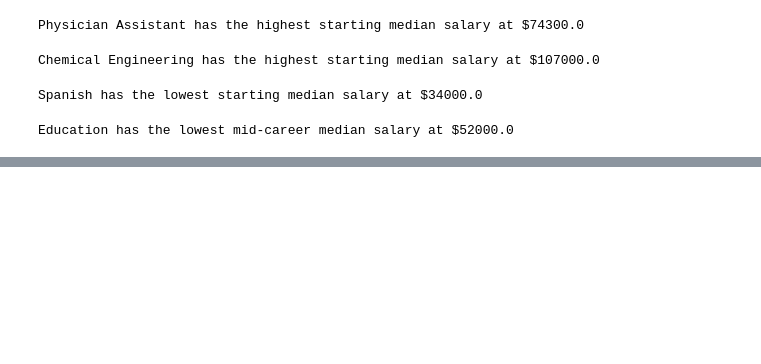
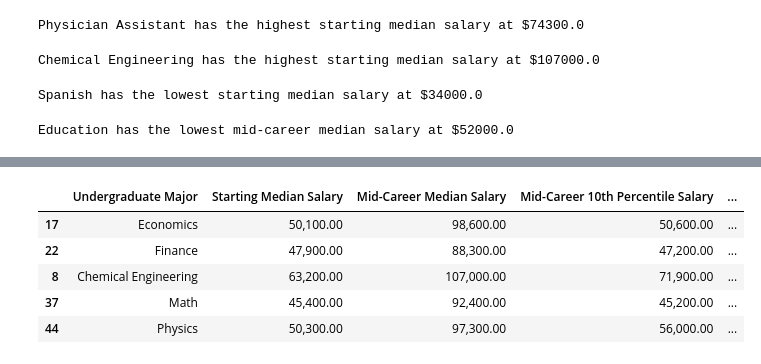
Before and after one commit to tomweinandy/100DaysOfCode, a Jupyter notebook: Projects/Day071/main.ipynb, the cells around one changed output, grey strips where cells are left out. Saved outputs shown, nothing was run; the diff lists cells and outputs as text; code cells hidden in the pictures; blank space fills up the shorter version.

```diff
--- a/Projects/Day071/main.ipynb
+++ b/Projects/Day071/main.ipynb
@@ -150,0 +142,10 @@ Education has the lowest mid-career median salary at $52000.0
+# %%
+# Degrees with highest mid-career salaries
+df3.sort_values('Mid-Career 90th Percentile Salary', ascending=False).head()
+# %% [output]
+|  | Undergraduate Major | Starting Median Salary | Mid-Career Median Salary | Mid-Career 10th Percentile Salary | ... |
+| 17 | Economics | 50,100.00 | 98,600.00 | 50,600.00 | ... |
+| 22 | Finance | 47,900.00 | 88,300.00 | 47,200.00 | ... |
+| 8 | Chemical Engineering | 63,200.00 | 107,000.00 | 71,900.00 | ... |
+| 37 | Math | 45,400.00 | 92,400.00 | 45,200.00 | ... |
+| 44 | Physics | 50,300.00 | 97,300.00 | 56,000.00 | ... |
```
Also changed, not shown: parts of 8 cells of this notebook, 1 other file.
